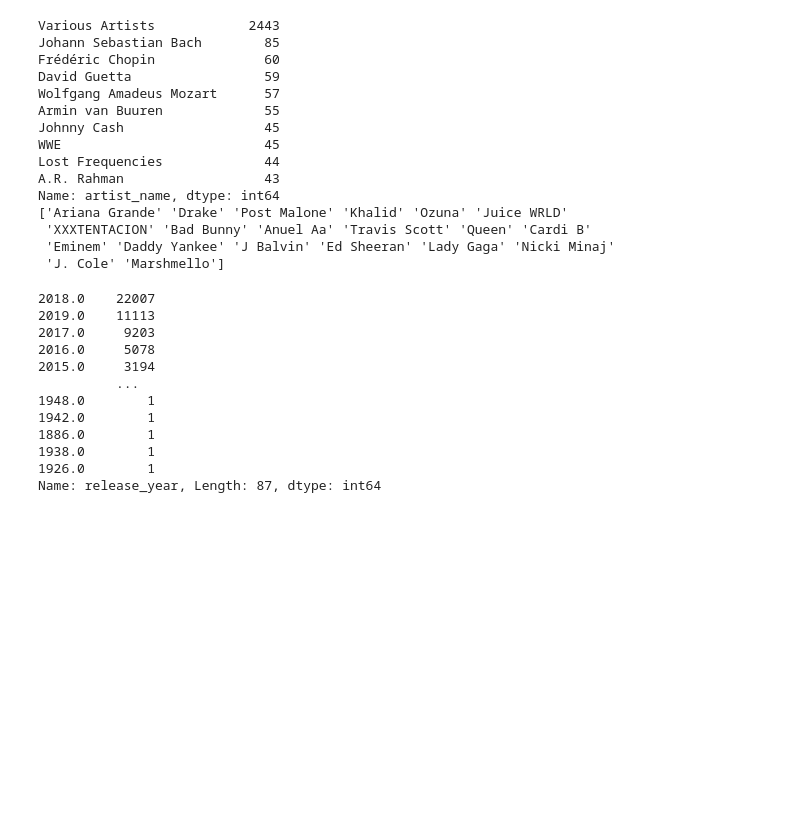
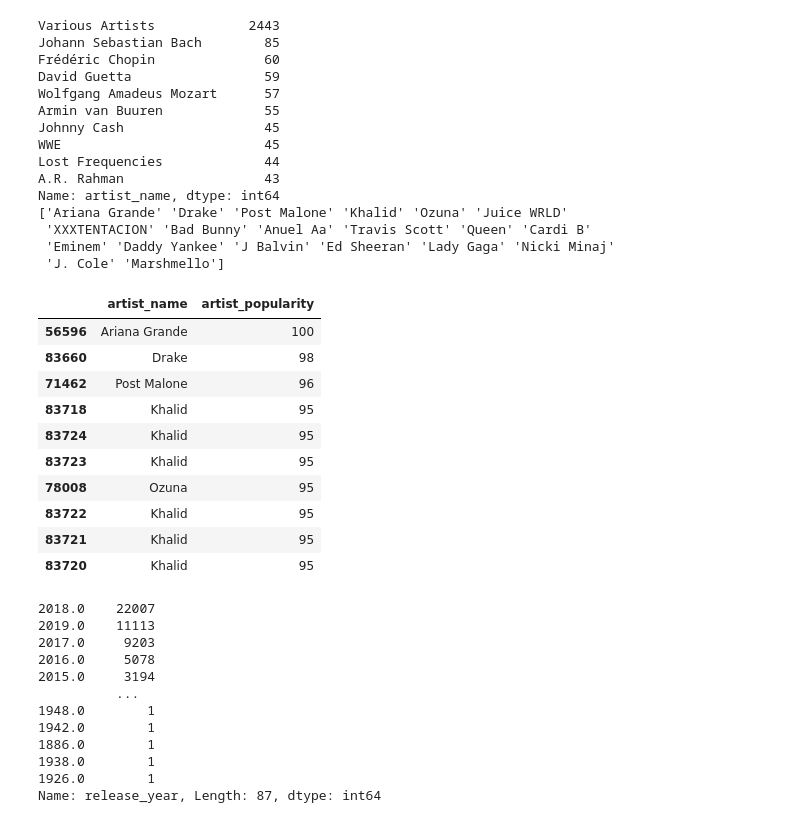
Before and after one commit to Drewrwhite/data_week_4, a Jupyter notebook: main.ipynb, the cells around one changed output. Cells and saved outputs as stored; diff of their text form; code cells hidden in the pictures; blank space fills up the shorter version.

```diff
--- a/main.ipynb
+++ b/main.ipynb
@@ -328,6 +328,21 @@ Name: artist_name, dtype: int64
  'XXXTENTACION' 'Bad Bunny' 'Anuel Aa' 'Travis Scott' 'Queen' 'Cardi B'
  'Eminem' 'Daddy Yankee' 'J Balvin' 'Ed Sheeran' 'Lady Gaga' 'Nicki Minaj'
  'J. Cole' 'Marshmello']
+# %%
+artists_albums.sort_values('artist_popularity', ascending=False).iloc[0:10][['artist_name', 'artist_popularity']]
+# another way to sort popular artists and see index
+# %% [output]
+|  | artist_name | artist_popularity |
+| 56596 | Ariana Grande | 100 |
+| 83660 | Drake | 98 |
+| 71462 | Post Malone | 96 |
+| 83718 | Khalid | 95 |
+| 83724 | Khalid | 95 |
+| 83723 | Khalid | 95 |
+| 78008 | Ozuna | 95 |
+| 83722 | Khalid | 95 |
+| 83721 | Khalid | 95 |
+| 83720 | Khalid | 95 |
 # %%
 artists_albums['release_year'] = pd.DatetimeIndex(artists_albums['release_date']).year
 # single out year from release date and print value counts to get numbers by year
```
Also changed, not shown: parts of 4 cells of this notebook.
